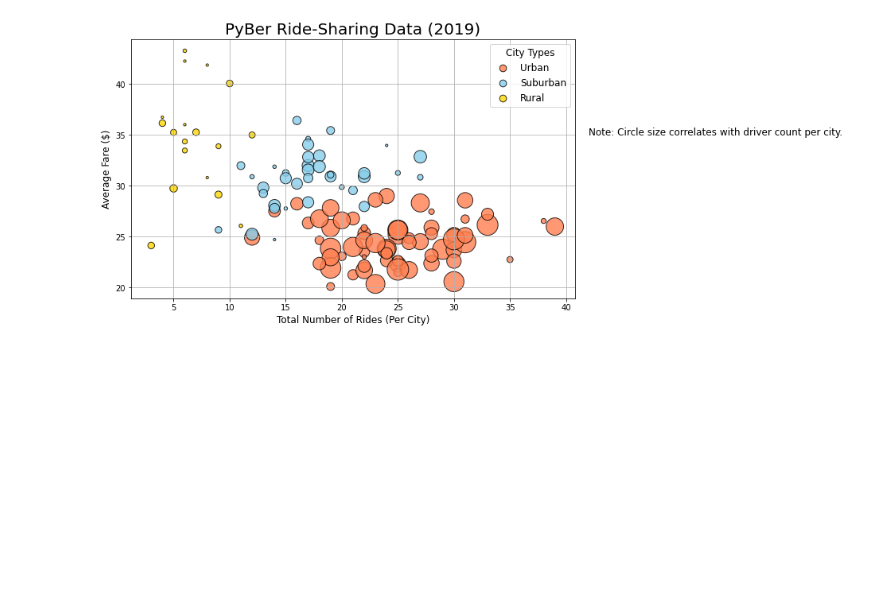
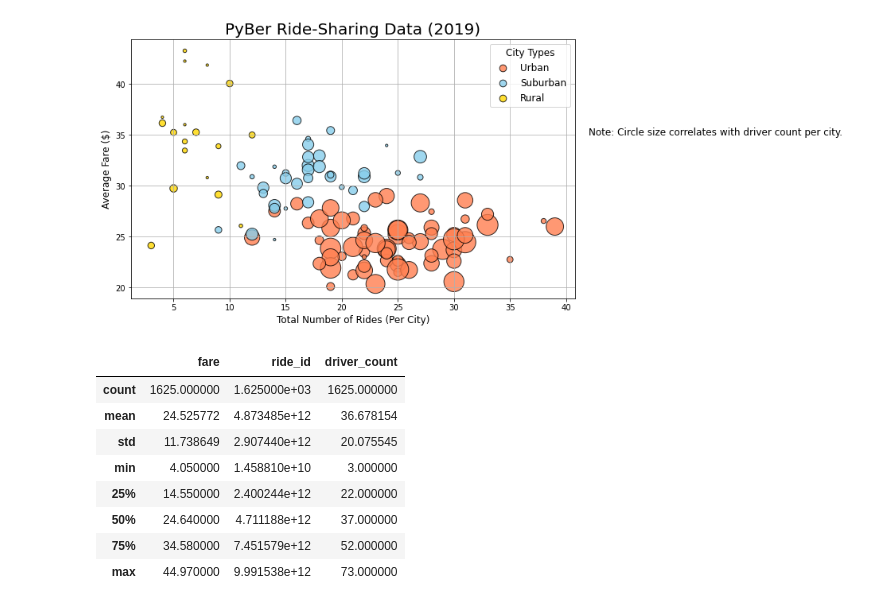
Before and after one commit to swlim314/PyBer_Analysis_Week_5, a Jupyter notebook: PyBer.ipynb, the cells around one changed output. Cells and saved outputs as stored; diff of their text form; code cells hidden in the pictures; blank space fills up the shorter version.

```diff
--- a/PyBer.ipynb
+++ b/PyBer.ipynb
@@ -289,3 +289,16 @@ plt.savefig("analysis/Fig1.png")
 plt.show()
 # %% [output]
 [figure]
+# %%
+# Get summary statistics.
+urban_cities_df.describe()
+# %% [output]
+|  | fare | ride_id | driver_count |
+| count | 1625.000000 | 1.625000e+03 | 1625.000000 |
+| mean | 24.525772 | 4.873485e+12 | 36.678154 |
+| std | 11.738649 | 2.907440e+12 | 20.075545 |
+| min | 4.050000 | 1.458810e+10 | 3.000000 |
+| 25% | 14.550000 | 2.400244e+12 | 22.000000 |
+| 50% | 24.640000 | 4.711188e+12 | 37.000000 |
+| 75% | 34.580000 | 7.451579e+12 | 52.000000 |
+| max | 44.970000 | 9.991538e+12 | 73.000000 |
```
Also changed, not shown: parts of 9 cells of this notebook.
